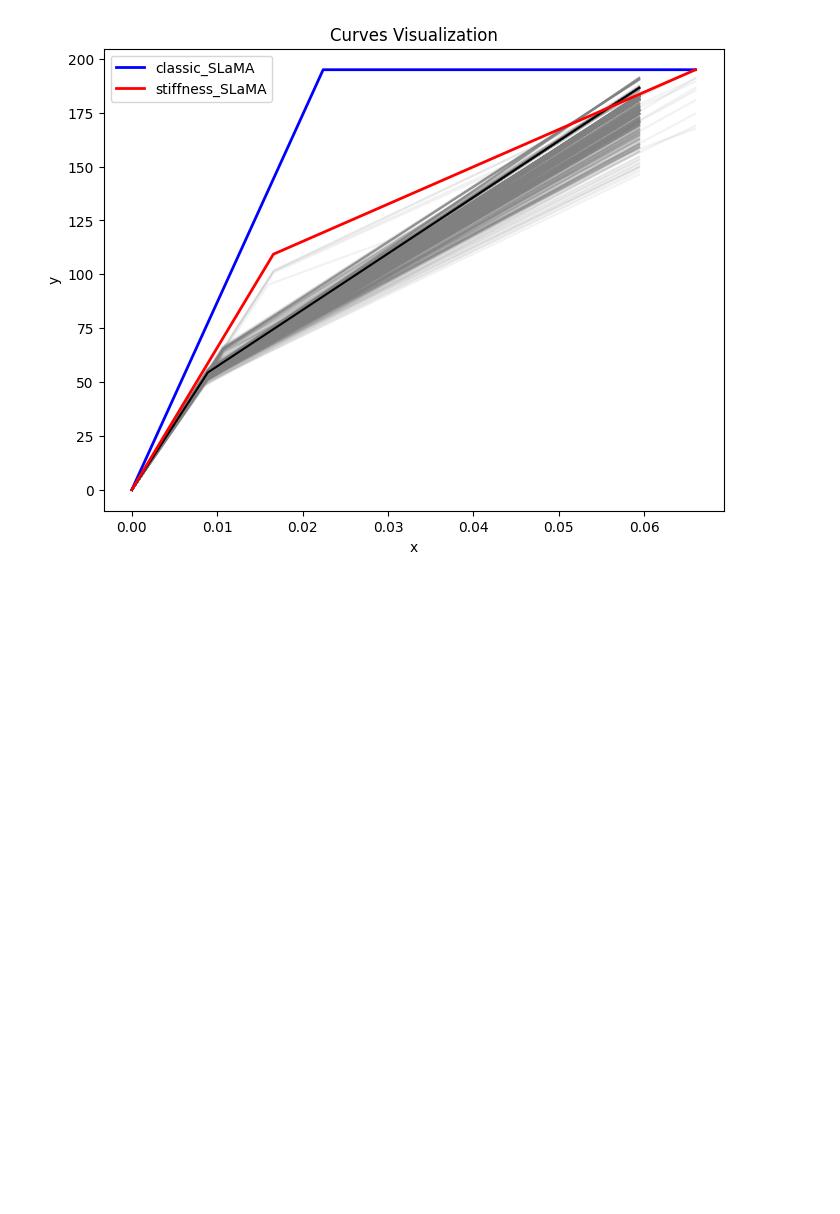
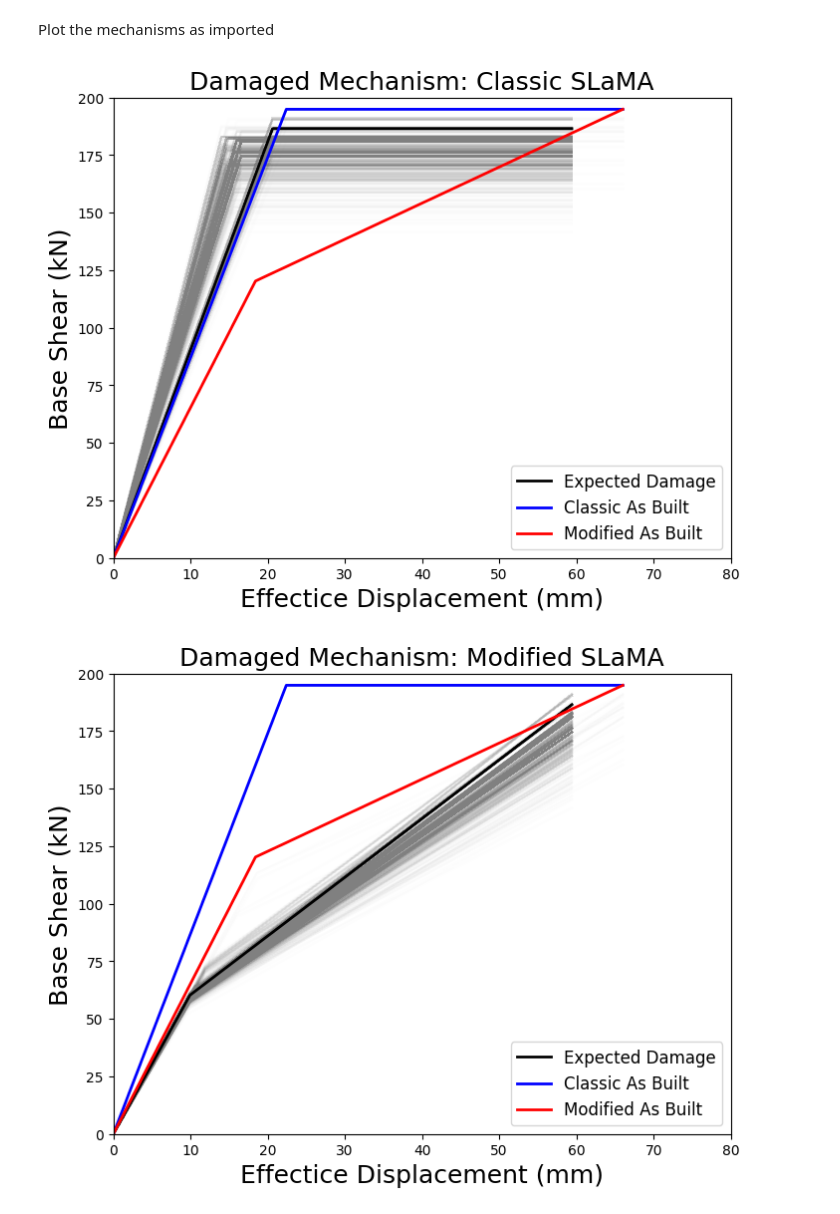
Before and after one commit to ChimieleCode/SLaMA_school, a Jupyter notebook: damaded_curves.ipynb, the cells around one changed output. Cells and saved outputs as stored; diff of their text form; code cells hidden in the pictures; blank space fills up the shorter version.

```diff
--- a/damaded_curves.ipynb
+++ b/damaded_curves.ipynb
@@ -10,0 +22,3 @@ PATH_CURVES: Path = Path('outputs/output.json')
+# %%
+# Plotting options
+ALPHA: float = 0.01
@@ -11,32 +27,48 @@ PATH_CURVES: Path = Path('outputs/output.json')
 # %%
 # Import the curves from the JSON file
 curves_dct = import_from_json(PATH_CURVES)
+# %% [markdown]
+Plot the mechanisms as imported
 # %%
-plt.figure(figsize=(8, 6))
 
-# Plot all damaged_curves in gray with alpha 0.1
-for i, curve in enumerate(curves_dct["damaged_curves"]):
-    x, y = zip(*curve['curve'])
-    if i == 0:
-        continue
-    plt.plot(x, y, color='gray', alpha=0.1)
+MECHANISMS = [
+    'damaged_curves_classic',
+    'damaged_curves_sub_stiff',
+    'damaged_curves_modified'
+]
+NAMES = {
+    'damaged_curves_classic': 'Classic SLaMA',
+    'damaged_curves_sub_stiff': 'Modified SLaMA',
+    'damaged_curves_modified': 'Modified SLaMA Limited Yielding'
+}
+for mechanism in MECHANISMS:
+    plt.figure(figsize=(8, 6))
+    # Plot all damaged_curves in gray with alpha 0.1
+    for i, curve in enumerate(curves_dct[mechanism]):
+        x, y = zip(*curve['curve'])
+        if i == 0:
+            continue
+        plt.plot(np.array(x) * 1000, y, color='gray', alpha=ALPHA)
 
-x_expected, y_expected = zip(*curves_dct["damaged_curves"][0]['curve'])
-# Plot expected curve in black with alpha 0.1
-plt.plot(x_expected, y_expected, color='black')
+    x_expected, y_expected = zip(*curves_dct[mechanism][0]['curve'])
+    # Plot expected curve in black with alpha 0.1
+    plt.plot(np.array(x_expected) * 1000, y_expected, color='black', label='Expected Damage',linewidth=2)
 
-# Plot classic_SLaMA in a strong color
-x_classic, y_classic = zip(*curves_dct["classic_SLaMA"]["curve"])
-plt.plot(x_classic, y_classic, color='blue', label='classic_SLaMA', linewidth=2)
+    # Plot classic_SLaMA in a strong color
+    x_classic, y_classic = zip(*curves_dct['classic_SLaMA']['curve'])
+    plt.plot(np.array(x_classic) * 1000, y_classic, color='blue', label='Classic As Built', linewidth=2)
 
-# Plot stiffness_SLaMA in a strong color
-x_stiff, y_stiff = zip(*curves_dct["stiffness_SLaMA"]["curve"])
-plt.plot(x_stiff, y_stiff, color='red', label='stiffness_SLaMA', linewidth=2)
+    # Plot stiffness_SLaMA in a strong color
+    x_stiff, y_stiff = zip(*curves_dct['stiffness_SLaMA']['curve'])
+    plt.plot(np.array(x_stiff) * 1000, y_stiff, color='red', label='Modified As Built', linewidth=2)
 
-plt.xlabel('x')
-plt.ylabel('y')
-plt.legend()
-plt.title('Curves Visualization')
-plt.show()
+    plt.xlabel('Effectice Displacement (mm)', fontsize=18)
+    plt.xlim(0, 80)
+    plt.ylabel('Base Shear (kN)', fontsize=18)
+    plt.ylim(0, 200)
+    plt.title(f'Damaged Mechanism: {NAMES[mechanism]}', fontsize=18)
+    plt.legend(fontsize=12)
+    plt.show()
 # %% [output]
-[figure, old version]
+[figure, new version]
+[figure, added]
```
Also changed, not shown: parts of 14 cells of this notebook, 8 other files.
